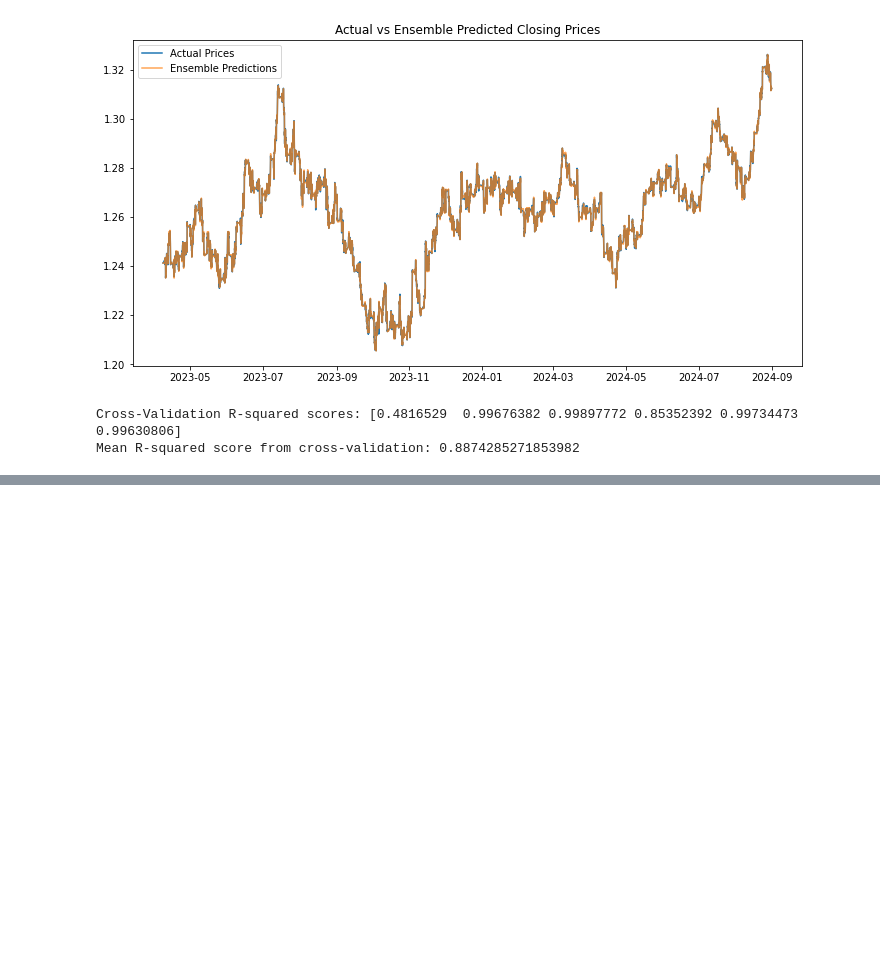
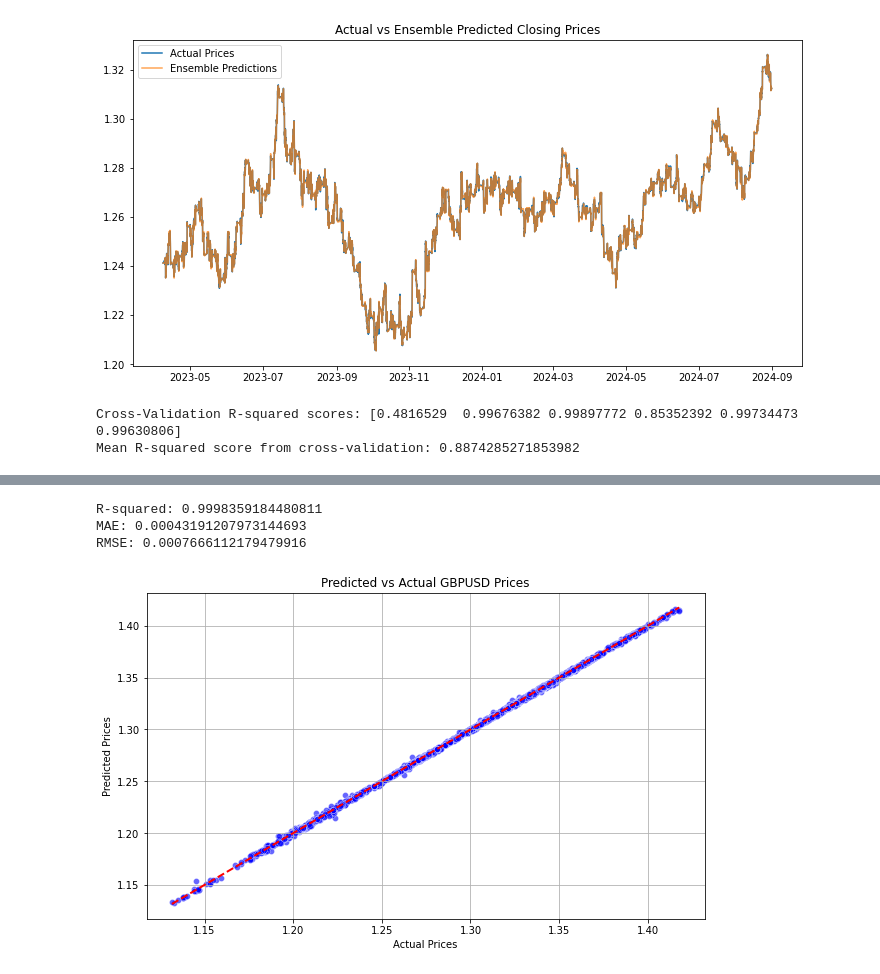
Before and after one commit to BerlinA-B/AlgoTradingProject, a Jupyter notebook: Progress_Updated_ATPM.ipynb, the cells around one changed output, grey strips where cells are left out. Drawn from its saved outputs; the diff is of its cells as text; code cells hidden in the pictures; blank space fills up the shorter version.

```diff
--- a/Progress_Updated_ATPM.ipynb
+++ b/Progress_Updated_ATPM.ipynb
@@ -286,0 +336,71 @@ print(correlation_matrix["Target"])
+# %%
+folder_path = "FinancialInstruments"
+
+# List to store DataFrames
+data_frames = {}
+
+# Load each CSV
+for file in os.listdir(folder_path):
+    if file.endswith(".csv"):
+        instrument_name = file.split("_")[0]
+        df = pd.read_csv(os.path.join(folder_path, file), parse_dates=["Local time"], dayfirst=True)
+        data_frames[instrument_name] = df
+
+# Example preprocessing for each dataset
+for name, df in data_frames.items():
+    df['Local time'] = pd.to_datetime(df['Local time'], errors='coerce')
+    df.dropna(subset=['Local time'], inplace=True)
+    df.set_index('Local time', inplace=True)
+    data_frames[name] = df[['Open', 'High', 'Low', 'Close', 'Volume']]
+
+# Use GBPUSD as target variable
+gbpusd = data_frames["GBPUSD"]
+target = gbpusd['Close']
+
+# Combine and align
+features_df = pd.concat(data_frames.values(), axis=1).dropna()
+
+# Train-test split
+X = features_df.drop(columns=['Close'])
+y = target.loc[X.index]  # Ensure target aligns with feature timestamps
+
+X_train, X_test, y_train, y_test = train_test_split(X, y, test_size=0.3, random_state=42)
+
+# Feature Scaling
+scaler = StandardScaler()
+X_train_scaled = scaler.fit_transform(X_train)
+X_test_scaled = scaler.transform(X_test)
+
+# Train Random Forest
+rf = RandomForestRegressor(n_estimators=100, random_state=42)
+rf.fit(X_train_scaled, y_train)
+
+# Predictions
+y_pred = rf.predict(X_test_scaled)
+
+# Evaluation
+r2 = r2_score(y_test, y_pred)
+mae = mean_absolute_error(y_test, y_pred)
+rmse = np.sqrt(mean_squared_error(y_test, y_pred))
+
+print(f"R-squared: {r2}")
+print(f"MAE: {mae}")
+print(f"RMSE: {rmse}")
+# %% [output]
+R-squared: 0.9998359184480811
+MAE: 0.00043191207973144693
+RMSE: 0.0007666112179479916
+# %%
+y_pred = rf.predict(X_test_scaled)
+
+# Plotting
+plt.figure(figsize=(10, 6))
+sns.scatterplot(x=y_test, y=y_pred, alpha=0.6, color='blue')
+plt.plot([y_test.min(), y_test.max()], [y_test.min(), y_test.max()], '--r', linewidth=2)
+plt.title('Predicted vs Actual GBPUSD Prices')
+plt.xlabel('Actual Prices')
+plt.ylabel('Predicted Prices')
+plt.grid(True)
+plt.show()
+# %% [output]
+[figure, added]
```
Also changed, not shown: parts of 8 cells of this notebook.
